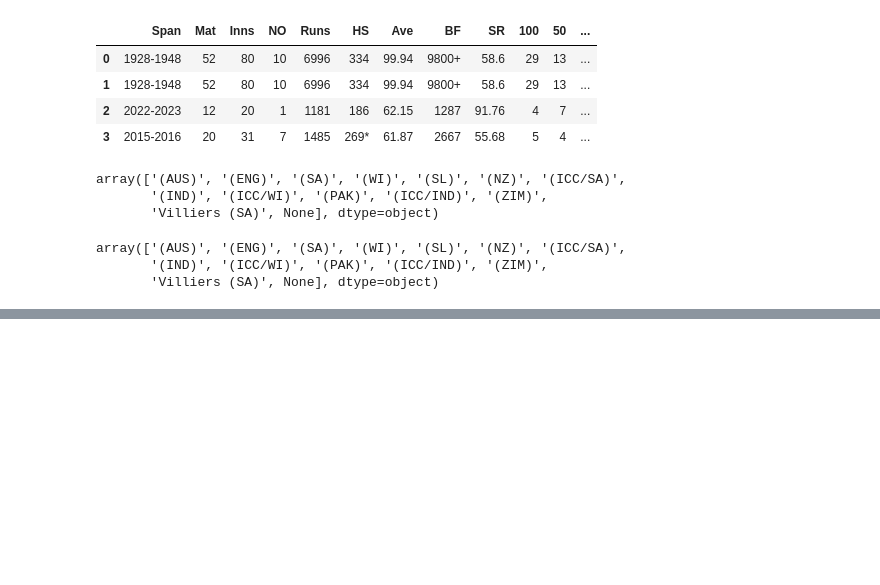
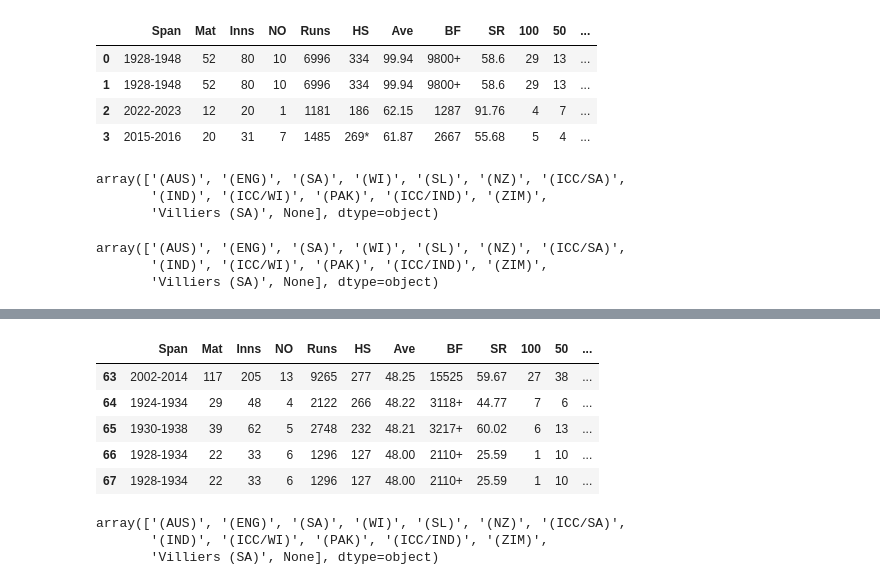
Before and after one commit to itiksha/Python-Data-Analysis-Project, a Jupyter notebook: Py-Project2-Cricket/CricketMatch.ipynb, the cells around one changed output, grey strips where cells are left out. Cells and saved outputs as stored; diff of their text form; code cells hidden in the pictures; blank space fills up the shorter version.

```diff
--- a/Py-Project2-Cricket/CricketMatch.ipynb
+++ b/Py-Project2-Cricket/CricketMatch.ipynb
@@ -386,0 +395,15 @@ array(['(AUS)', '(ENG)', '(SA)', '(WI)', '(SL)', '(NZ)', '(ICC/SA)',
+# %%
+df.tail(5)
+# %% [output]
+|  | Span | Mat | Inns | NO | Runs | HS | Ave | BF | SR | 100 | 50 | ... |
+| 63 | 2002-2014 | 117 | 205 | 13 | 9265 | 277 | 48.25 | 15525 | 59.67 | 27 | 38 | ... |
+| 64 | 1924-1934 | 29 | 48 | 4 | 2122 | 266 | 48.22 | 3118+ | 44.77 | 7 | 6 | ... |
+| 65 | 1930-1938 | 39 | 62 | 5 | 2748 | 232 | 48.21 | 3217+ | 60.02 | 6 | 13 | ... |
+| 66 | 1928-1934 | 22 | 33 | 6 | 1296 | 127 | 48.00 | 2110+ | 25.59 | 1 | 10 | ... |
+| 67 | 1928-1934 | 22 | 33 | 6 | 1296 | 127 | 48.00 | 2110+ | 25.59 | 1 | 10 | ... |
+# %%
+df['Country'].unique()
+# %% [output]
+array(['(AUS)', '(ENG)', '(SA)', '(WI)', '(SL)', '(NZ)', '(ICC/SA)',
+       '(IND)', '(ICC/WI)', '(PAK)', '(ICC/IND)', '(ZIM)',
+       'Villiers (SA)', None], dtype=object)
```
Also changed, not shown: parts of 9 cells of this notebook.
